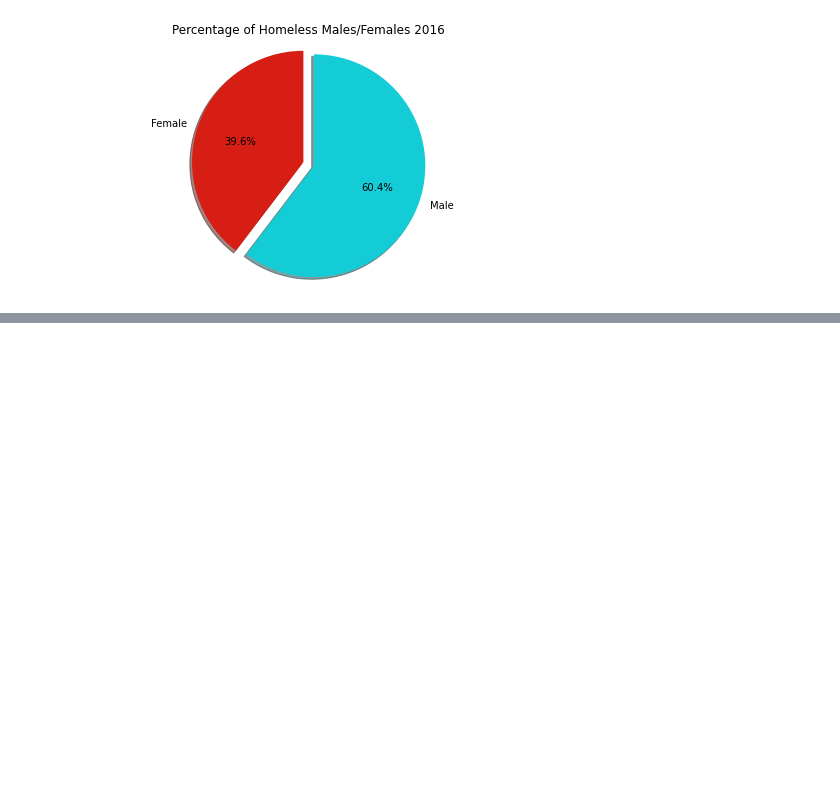
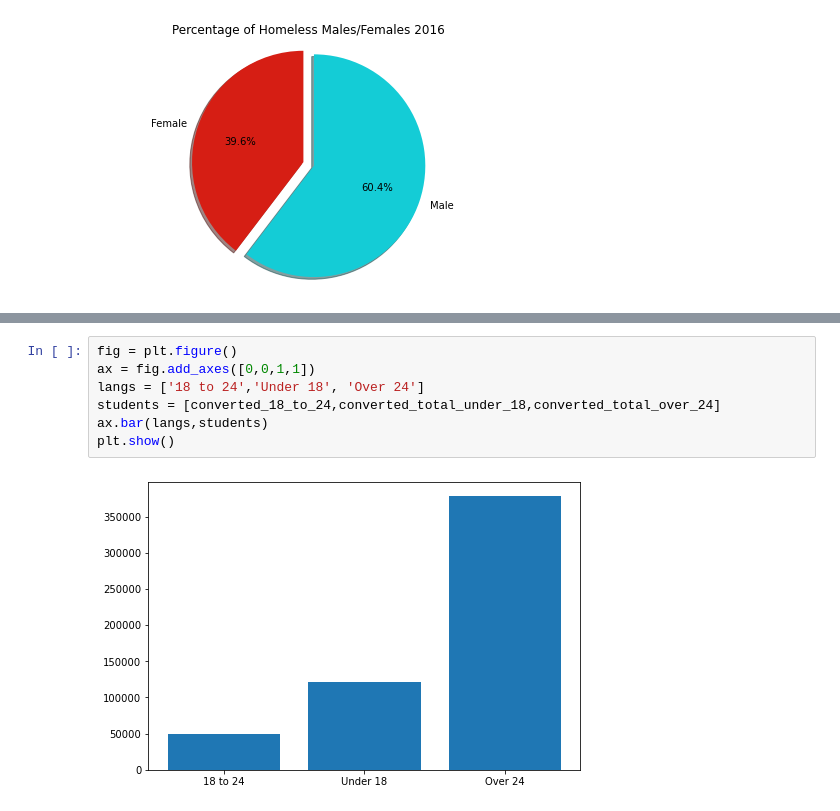
Before and after one commit to esther2897/project_one, a Jupyter notebook: 2016 Homeless Data.ipynb, the cells around one changed output, grey strips where cells are left out. Cells and saved outputs as stored; diff of their text form; blank space fills up the shorter version.

```diff
--- a/2016 Homeless Data.ipynb
+++ b/2016 Homeless Data.ipynb
@@ -57,0 +101,9 @@ plt.show()
+# %%
+fig = plt.figure()
+ax = fig.add_axes([0,0,1,1])
+langs = ['18 to 24','Under 18', 'Over 24']
+students = [converted_18_to_24,converted_total_under_18,converted_total_over_24]
+ax.bar(langs,students)
+plt.show()
+# %% [output]
+[figure, added]
```
Also changed, not shown: parts of 14 cells of this notebook, 3 other files.
